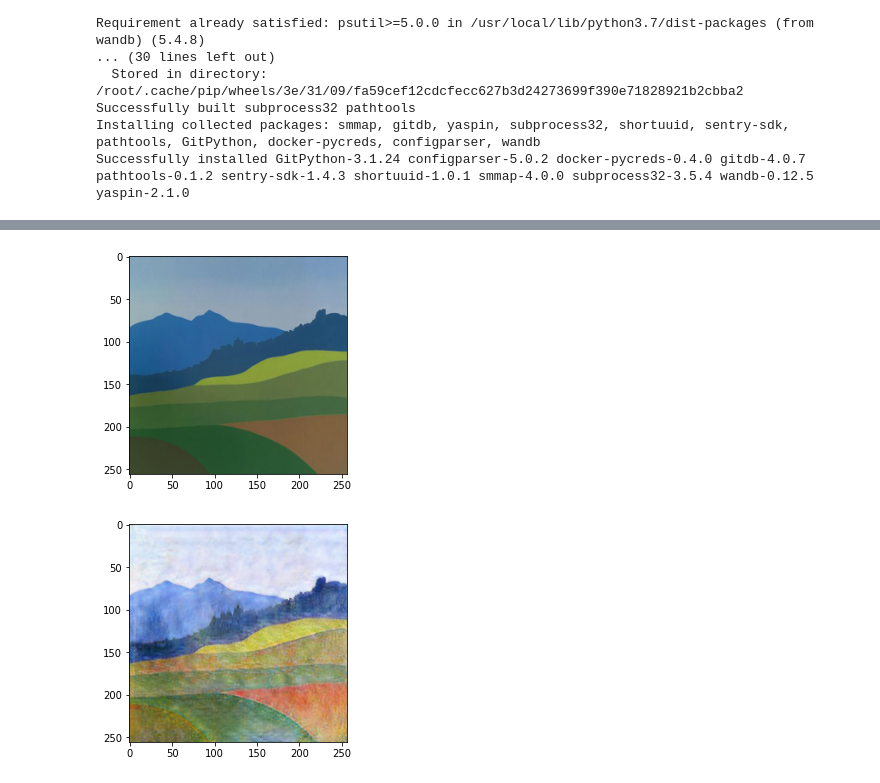
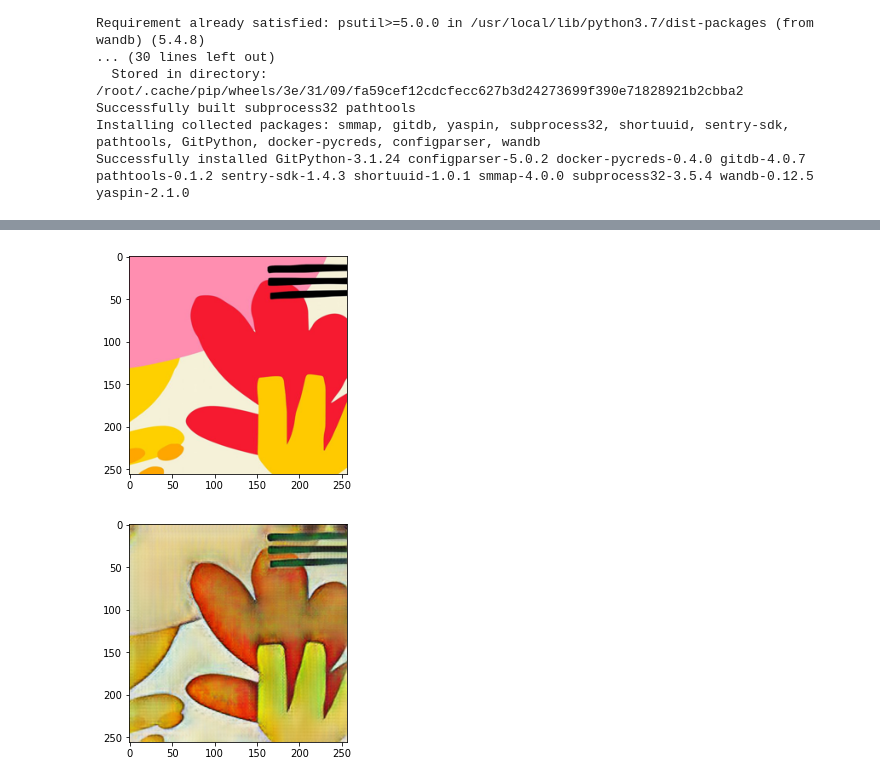
Before and after one commit to dakyommii/python, a Jupyter notebook: CycleGAN_pretrained/drawing2monetStyle.ipynb, the cells around one changed output, grey strips where cells are left out. Drawn from its saved outputs; the diff is of its cells as text; code cells hidden in the pictures.

```diff
--- a/CycleGAN_pretrained/drawing2monetStyle.ipynb
+++ b/CycleGAN_pretrained/drawing2monetStyle.ipynb
@@ -80,14 +81,14 @@ processing (0005)-th image... ['/content/pytorch-CycleGAN-and-pix2pix/drawing/si
 # %%
 import matplotlib.pyplot as plt
 from PIL import Image
 
-real = Image.open('/content/pytorch-CycleGAN-and-pix2pix/results/style_monet_pretrained/test_latest/images/simple3_real.png')
-fake = Image.open('/content/pytorch-CycleGAN-and-pix2pix/results/style_monet_pretrained/test_latest/images/simple3_fake.png')
+real = Image.open('/content/pytorch-CycleGAN-and-pix2pix/results/style_cezanne_pretrained/test_latest/images/simple10_real.png')
+fake = Image.open('/content/pytorch-CycleGAN-and-pix2pix/results/style_cezanne_pretrained/test_latest/images/simple10_fake.png')
 
 plt.imshow(real)
 plt.show()
 plt.imshow(fake)
 plt.show()
 # %% [output]
-[figure, old version]
+[figure, new version]
-[figure, old version]
+[figure, new version]
```
Also changed, not shown: parts of 2 cells of this notebook.
